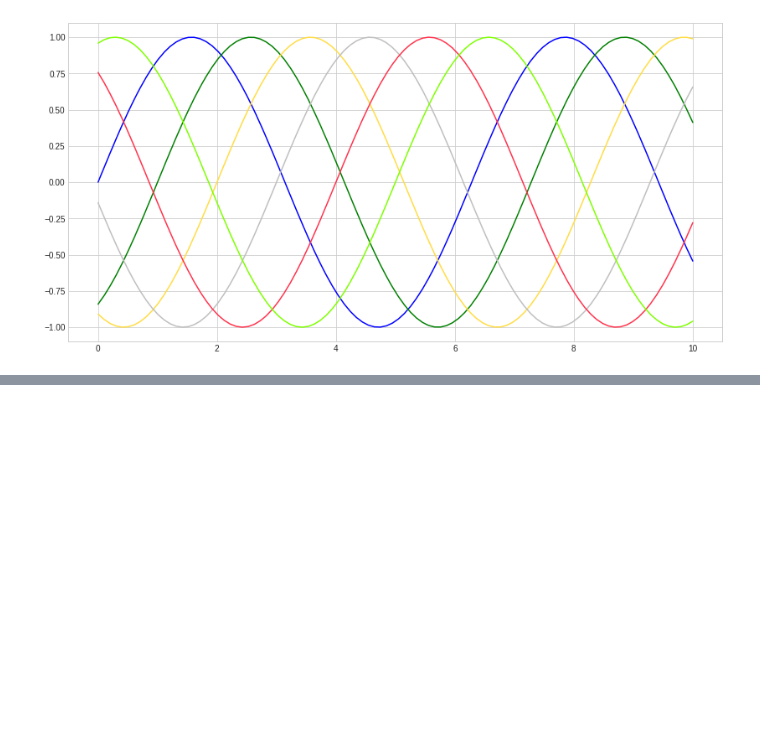
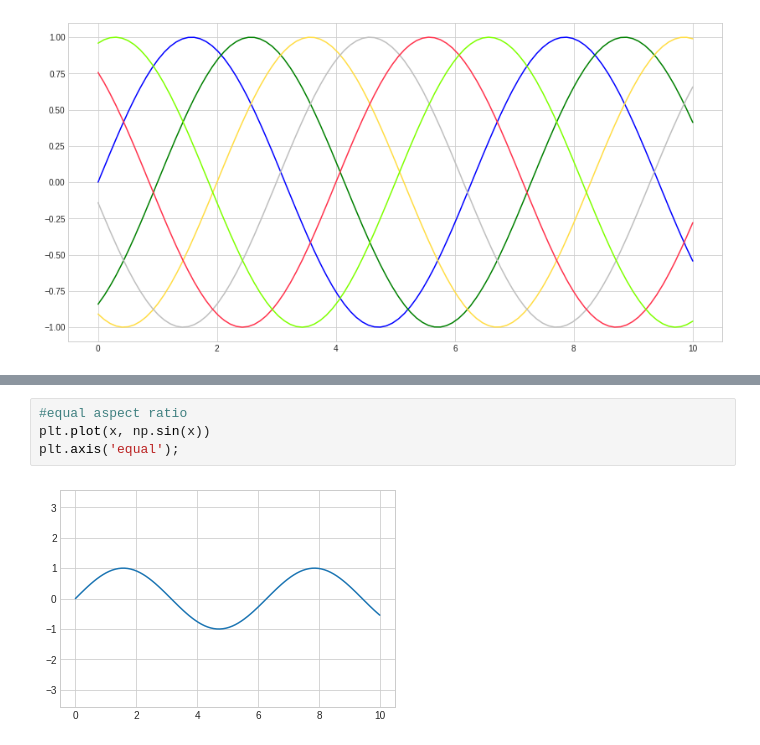
Before and after one commit to KazumaShachou/DataScience, a Jupyter notebook: Matplotlib__1.ipynb, the cells around one changed output, grey strips where cells are left out. Drawn from its saved outputs; the diff is of its cells as text; blank space fills up the shorter version.

```diff
--- a/Matplotlib__1.ipynb
+++ b/Matplotlib__1.ipynb
@@ -91,0 +127,6 @@ plt.plot(x, np.sin(x - 5), color = 'chartreuse');
+# %%
+#equal aspect ratio
+plt.plot(x, np.sin(x))
+plt.axis('equal');
+# %% [output]
+[figure, added]
```
Also changed, not shown: parts of 10 cells of this notebook.
